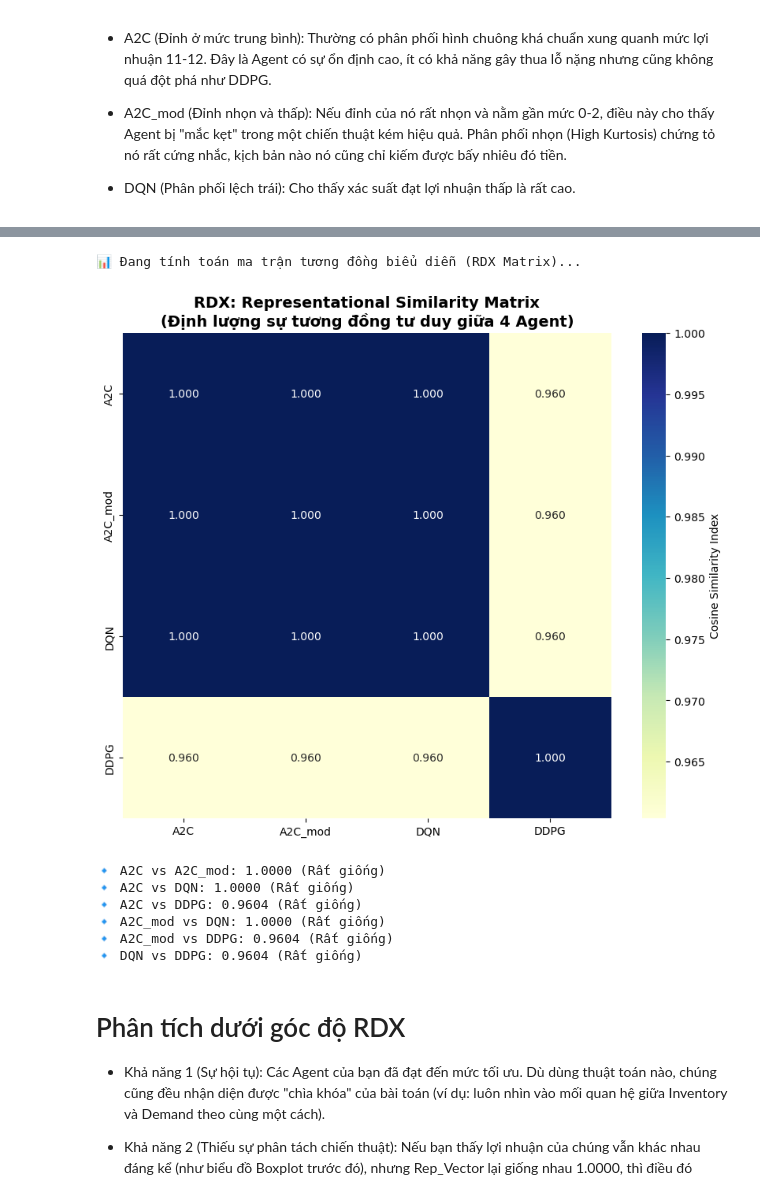
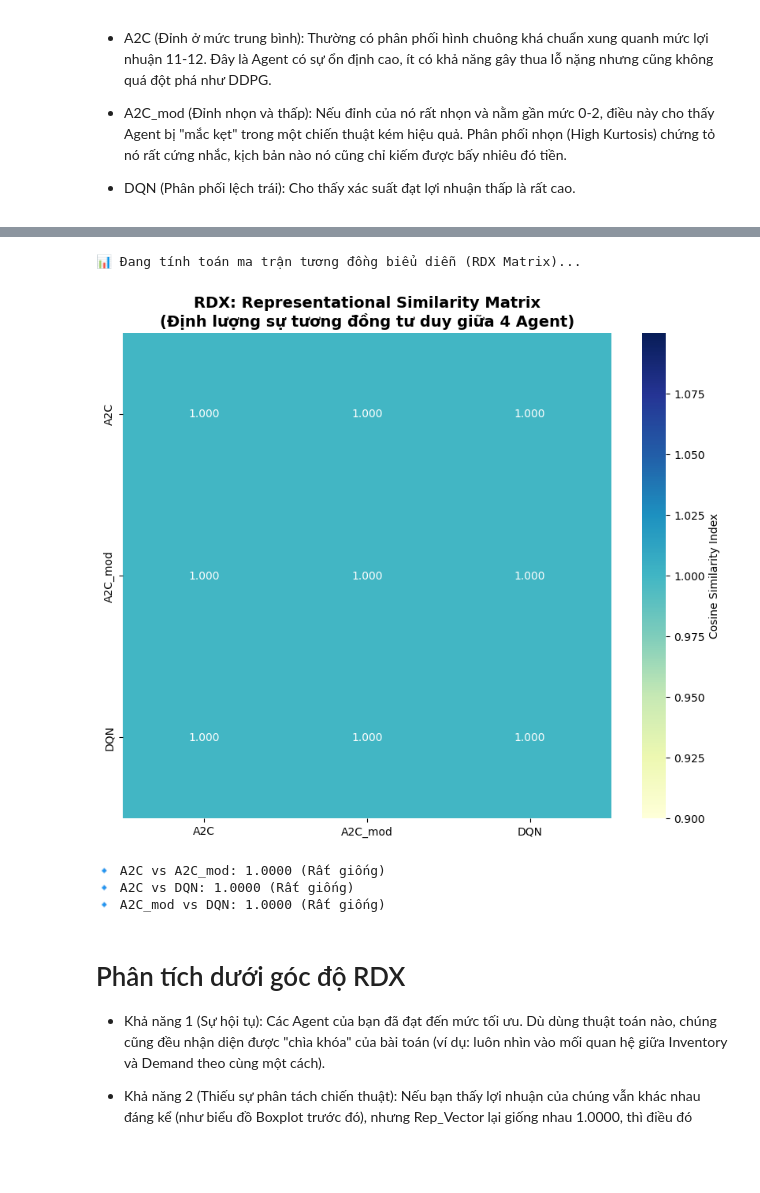
Before and after one commit to EgawaMasao/QLKHO-RL, a Jupyter notebook: XAI/RDX-MSX.ipynb, the cells around one changed output, grey strips where cells are left out. Saved outputs shown, nothing was run; the diff lists cells and outputs as text; code cells hidden in the pictures; blank space fills up the shorter version.

```diff
--- a/XAI/RDX-MSX.ipynb
+++ b/XAI/RDX-MSX.ipynb
@@ -851,10 +840,8 @@ def run_comprehensive_marathon_v2(agents_dict, n_episodes=100, days=30):
 my_agents = {
     'A2C': a2c,
     'A2C_mod': a2c_mod,
-    'DQN': dqn,
-    'DDPG': ddpg
-}
-
+    'DQN': dqn}
+    # 'DDPG': ddpg
 # Chạy và lưu dữ liệu
 df_marathon = run_comprehensive_marathon_v2(my_agents, n_episodes=100)
 
@@ -1061,7 +1048,7 @@ import matplotlib.pyplot as plt
 import numpy as np
 
 # 1. Chuẩn bị danh sách các Agent
-agent_names = ['A2C', 'A2C_mod', 'DQN', 'DDPG']
+agent_names = ['A2C', 'A2C_mod', 'DQN']  # , 'DDPG'
 avg_vectors = []
 
 print("📊 Đang tính toán ma trận tương đồng biểu diễn (RDX Matrix)...")
@@ -1076,40 +1063,37 @@ for name in agent_names:
     avg_vec = vecs.mean(axis=0)
     avg_vectors.append(avg_vec)
 
 # 3. Tính toán ma trận Cosine Similarity
 # Giá trị gần 1: Rất giống nhau về tư duy
 # Giá trị gần 0: Hoàn toàn khác biệt
 rdx_matrix = cosine_similarity(avg_vectors)
 
 # 4. Vẽ Heatmap trực quan hóa
 plt.figure(figsize=(10, 8))
 sns.heatmap(rdx_matrix,
             annot=True,          # Hiển thị con số cụ thể
             fmt=".3f",           # Lấy 3 chữ số thập phân
             xticklabels=agent_names,
             yticklabels=agent_names,
             cmap='YlGnBu',       # Màu xanh đậm là giống, nhạt là khác
             cbar_kws={'label': 'Cosine Similarity Index'})
 
 plt.title("RDX: Representational Similarity Matrix\n(Định lượng sự tương đồng tư duy giữa 4 Agent)",
           fontsize=14, fontweight='bold')
 plt.show()
 
 # 5. In nhận xét nhanh
 for i in range(len(agent_names)):
     for j in range(i+1, len(agent_names)):
         sim = rdx_matrix[i, j]
         status = "Rất giống" if sim > 0.9 else "Khác biệt" if sim < 0.6 else "Tương đồng vừa phải"
         print(f"🔹 {agent_names[i]} vs {agent_names[j]}: {sim:.4f} ({status})")
 # %% [output]
 📊 Đang tính toán ma trận tương đồng biểu diễn (RDX Matrix)...
-[figure, old version]
+[figure, new version]
 🔹 A2C vs A2C_mod: 1.0000 (Rất giống)
 🔹 A2C vs DQN: 1.0000 (Rất giống)
-🔹 A2C vs DDPG: 0.9604 (Rất giống)
 🔹 A2C_mod vs DQN: 1.0000 (Rất giống)
-🔹 A2C_mod vs DDPG: 0.9604 (Rất giống)
-🔹 DQN vs DDPG: 0.9604 (Rất giống)
 # %% [markdown]
 # Phân tích dưới góc độ RDX
 - Khả năng 1 (Sự hội tụ): Các Agent của bạn đã đạt đến mức tối ưu. Dù dùng thuật toán nào, chúng cũng đều nhận diện được "chìa khóa" của bài toán (ví dụ: luôn nhìn vào mối quan hệ giữa Inventory và Demand theo cùng một cách).
```
Also changed, not shown: parts of 64 cells of this notebook, 17 other files.
